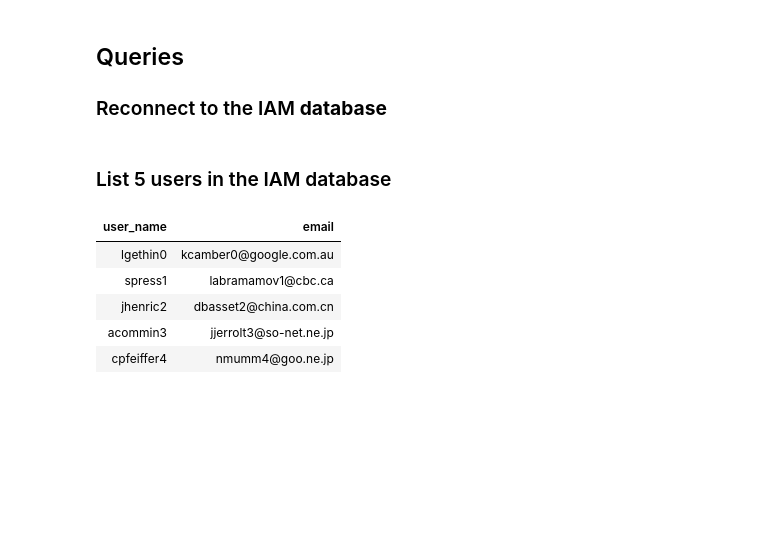
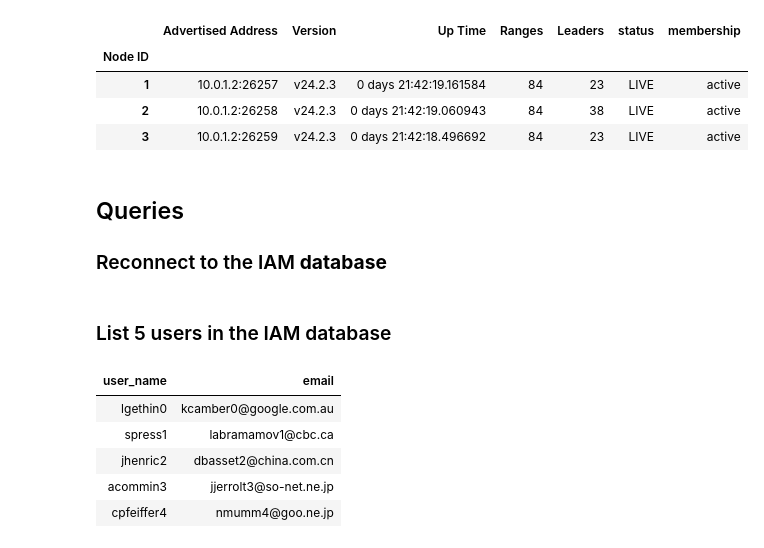
Before and after one commit to ainfanzon/CRL-IAM-Workshop, a Jupyter notebook: source/wrkshp_repl.ipynb, the cells around one changed output. Saved outputs shown, nothing was run; the diff lists cells and outputs as text; code cells hidden in the pictures; blank space fills up the shorter version.

```diff
--- a/source/wrkshp_repl.ipynb
+++ b/source/wrkshp_repl.ipynb
@@ -149,3 +163,25 @@ Excute the **iam.sql** script to create and load the database.
+# %%
+cursor.execute("""
+SELECT gn.node_id AS "Node ID"
+     , gn.advertise_sql_address AS "Advertised Address"
+     , gn.build_tag AS "Version"
+     , current_timestamp() AT TIME ZONE 'UTC' - gn.started_at AS "Up Time"
+     , "ranges" AS "Ranges"
+     , leases AS "Leaders"
+     , CASE WHEN is_live THEN 'LIVE' ELSE 'DEAD' END AS "status"
+     , gl.membership
+FROM crdb_internal.gossip_nodes AS gn join crdb_internal.gossip_liveness AS gl USING(node_id)
+""")
+result_set = cursor.fetchall()
+df_result_set = pd.DataFrame(result_set, columns=[desc[0] for desc in cursor.description])
+df_result_set.set_index('Node ID', inplace=True)
+df_result_set
+# %% [output]
+|  | Advertised Address | Version | Up Time | Ranges | Leaders | status | membership |
+| Node ID |  |  |  |  |  |  |  |
+| 1 | 10.0.1.2:26257 | v24.2.3 | 0 days 21:42:19.161584 | 84 | 23 | LIVE | active |
+| 2 | 10.0.1.2:26258 | v24.2.3 | 0 days 21:42:19.060943 | 84 | 38 | LIVE | active |
+| 3 | 10.0.1.2:26259 | v24.2.3 | 0 days 21:42:18.496692 | 84 | 23 | LIVE | active |
 # %% [markdown]
 ## Queries
 
```
Also changed, not shown: parts of 7 cells of this notebook.
